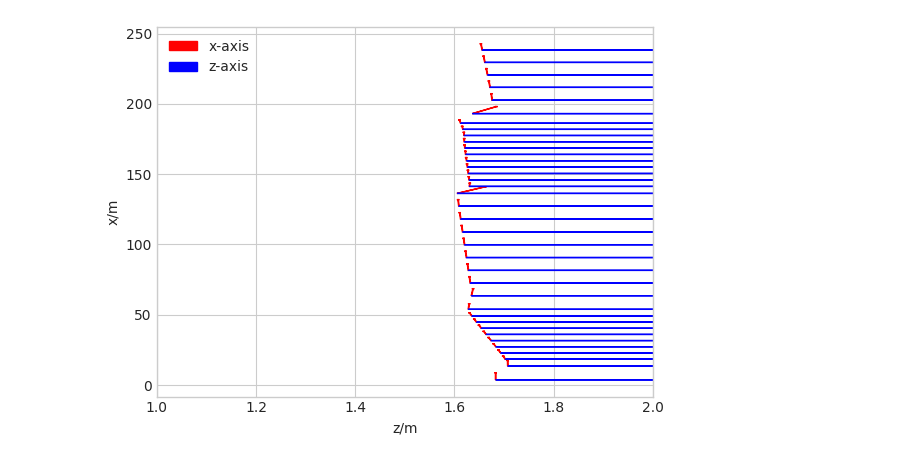
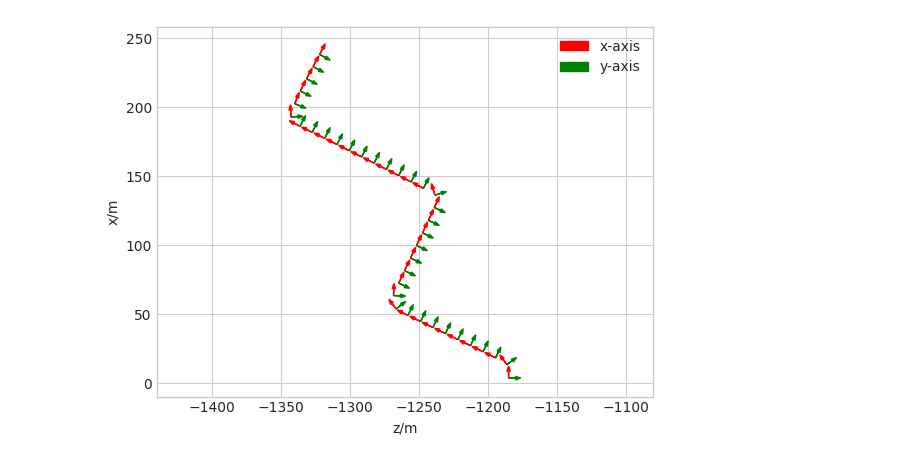
Before and after one commit to DekuLiuTesla/CityGaussian, a Jupyter notebook: notebooks/vis_ue_trajectory.ipynb, the cells around one changed output. Saved outputs shown, nothing was run; the diff lists cells and outputs as text; code cells hidden in the pictures.

```diff
--- a/notebooks/vis_ue_trajectory.ipynb
+++ b/notebooks/vis_ue_trajectory.ipynb
@@ -38,7 +38,7 @@ def draw_trajectory(transforms_path, ax, color='r', size=20):
             dir = dir / (np.linalg.norm(dir) + 1e-8)
             o = pos + dir * 3
 
-            ax.arrow(pos[2], pos[0], size * x_dir[2], size * x_dir[0], color='r', head_width=size/2, label='x-axis')
+            ax.arrow(pos[1], pos[0], size * x_dir[1], size * x_dir[0], color='r', head_width=size/2, label='x-axis')
             ax.arrow(pos[1], pos[0], size * y_dir[1], size * y_dir[0], color='g', head_width=size/2, label='y-axis')
             # ax.arrow(pos[2], pos[0], size * z_dir[2], size * z_dir[0], color='b', head_width=size/20000, label='z-axis')
             if not legend_flag:
@@ -49,11 +49,11 @@ def draw_trajectory(transforms_path, ax, color='r', size=20):
     ax.set_xlabel('z/m')
     ax.set_ylabel('x/m')
 # %%
-data_path, subset = '../data/UE-collected', 'vehicle-test-20231114'
+data_path, subset = '../data/UE-collected', 'vehicle-train-20231114'
 transforms_path = os.path.join(data_path, subset, 'transforms.json')
 fig = plt.figure()
 ax = fig.gca()
 draw_trajectory(transforms_path, ax, color='r', size=5)
 plt.show()
 # %% [output]
-[figure, old version]
+[figure, new version]
```
Also changed, not shown: parts of 1 cell of this notebook.
